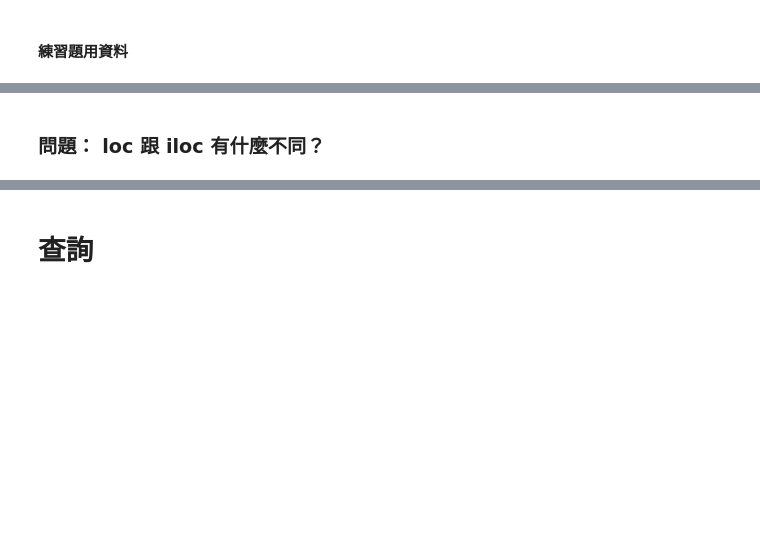
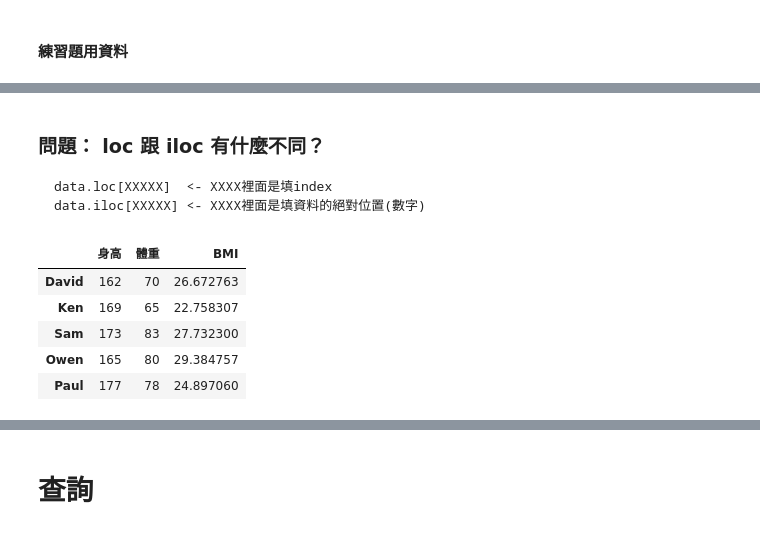
Before and after one commit to ldsAS/Tibame-AI-Learning, a Jupyter notebook: Tibame20250502.ipynb, the cells around one changed output, grey strips where cells are left out. Saved outputs shown, nothing was run; the diff lists cells and outputs as text; code cells hidden in the pictures; blank space fills up the shorter version.

````diff
--- a/Tibame20250502.ipynb
+++ b/Tibame20250502.ipynb
@@ -257,5 +385,9 @@ person.loc[['Ken','Owen','Paul']]
 # %% [markdown]
 ### 問題： loc 跟 iloc 有什麼不同？
+```
+data.loc[XXXXX]  <- XXXX裡面是填index
+data.iloc[XXXXX] <- XXXX裡面是填資料的絕對位置(數字)
+```
 # %%
 person['身高']
 # %%
@@ -263,4 +397,13 @@ person.身高
 # %%
 # 練習題
-# 請算出每個人的 BMI 指數
-person.體重 / ((person.身高/100)**2)
+# 猜猜如何將算出來的 BMI 變成新欄位併入原始資料表中
+x = person.體重 / ((person.身高/100)**2)
+person['BMI'] = x
+person
+# %% [output]
+|  | 身高 | 體重 | BMI |
+| David | 162 | 70 | 26.672763 |
+| Ken | 169 | 65 | 22.758307 |
+| Sam | 173 | 83 | 27.732300 |
+| Owen | 165 | 80 | 29.384757 |
+| Paul | 177 | 78 | 24.897060 |
````
Also changed, not shown: parts of 30 cells of this notebook.
